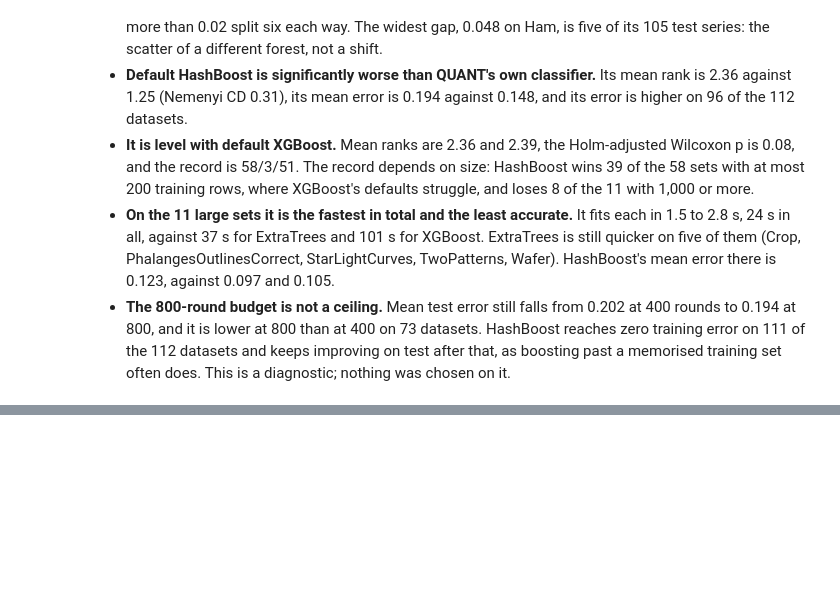
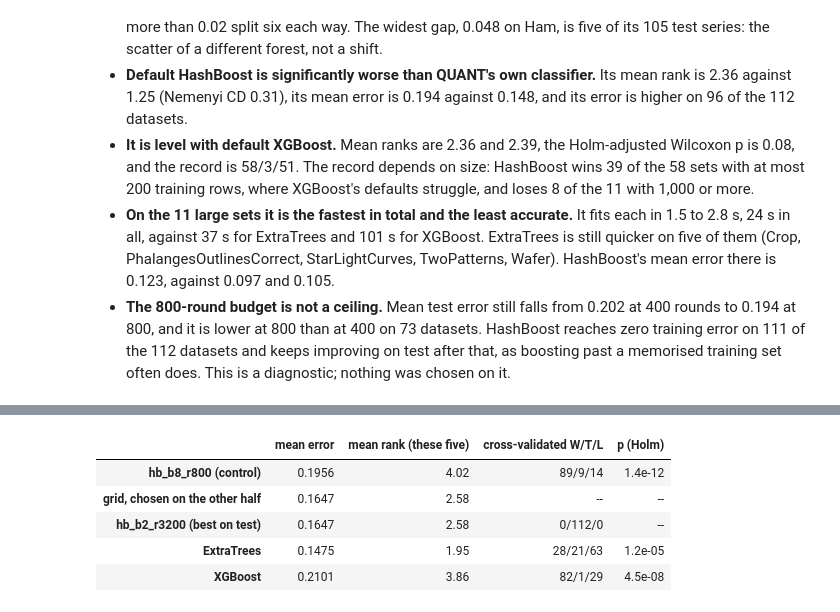
Before and after one commit to minip8/FIT2082, a Jupyter notebook: notebooks/ucr.ipynb, the cells around one changed output, grey strips where cells are left out. Drawn from its saved outputs; the diff is of its cells as text; code cells hidden in the pictures; blank space fills up the shorter version.

```diff
--- a/notebooks/ucr.ipynb
+++ b/notebooks/ucr.ipynb
@@ -764,0 +981,11 @@ These are one run per dataset, at commit `84ac59c`.
+# %%
+half = pd.Series(
+    np.random.default_rng(42).permutation(len(grid_error)) % 2, index=grid_error.index
+)
+chosen = {h: grid_error[half == h].mean().idxmin() for h in (0, 1)}
+
+crossed = pd.Series(
+    {name: grid_error.loc[name, chosen[1 - half[name]]] for name in grid_error.index}
+).rename("grid, chosen on the other half")
+
+print(f"chosen on half 0: {chosen[0]}; chosen on half 1: {chosen[1]}")
@@ -764,0 +1003,51 @@ These are one run per dataset, at commit `84ac59c`.
+# %%
+best = grid_error.mean().idxmin()
+
+beside = pd.concat(
+    [
+        grid_error[CONTROL].rename(f"{CONTROL} (control)"),
+        crossed,
+        grid_error[best].rename(f"{best} (best on test)"),
+        error["extratrees"].rename("ExtraTrees"),
+        error["xgboost"].rename("XGBoost"),
+    ],
+    axis=1,
+)
+
+# HashBoost's cross-validated choice against each column. A column identical
+# to it -- the best cell, when both halves chose that same cell -- has no test.
+reference = crossed.name
+others = [c for c in beside.columns if c != reference and (beside[c] != crossed).any()]
+p_beside = dict(
+    zip(
+        others,
+        holm([stats.wilcoxon(beside[reference], beside[c]).pvalue for c in others]),
+    )
+)
+
+pd.DataFrame(
+    {
+        "mean error": beside.mean().map("{:.4f}".format),
+        "mean rank (these five)": beside.rank(axis=1, method="average")
+        .mean()
+        .map("{:.2f}".format),
+        "cross-validated W/T/L": [
+            "--"
+            if c == reference
+            else f"{(beside[reference] < beside[c]).sum()}"
+            f"/{(beside[reference] == beside[c]).sum()}"
+            f"/{(beside[reference] > beside[c]).sum()}"
+            for c in beside.columns
+        ],
+        "p (Holm)": [
+            f"{p_beside[c]:.2g}" if c in p_beside else "--" for c in beside.columns
+        ],
+    }
+)
+# %% [output]
+|  | mean error | mean rank (these five) | cross-validated W/T/L | p (Holm) |
+| hb_b8_r800 (control) | 0.1956 | 4.02 | 89/9/14 | 1.4e-12 |
+| grid, chosen on the other half | 0.1647 | 2.58 | -- | -- |
+| hb_b2_r3200 (best on test) | 0.1647 | 2.58 | 0/112/0 | -- |
+| ExtraTrees | 0.1475 | 1.95 | 28/21/63 | 1.2e-05 |
+| XGBoost | 0.2101 | 3.86 | 82/1/29 | 4.5e-08 |
```
Also changed, not shown: parts of 14 cells of this notebook.
